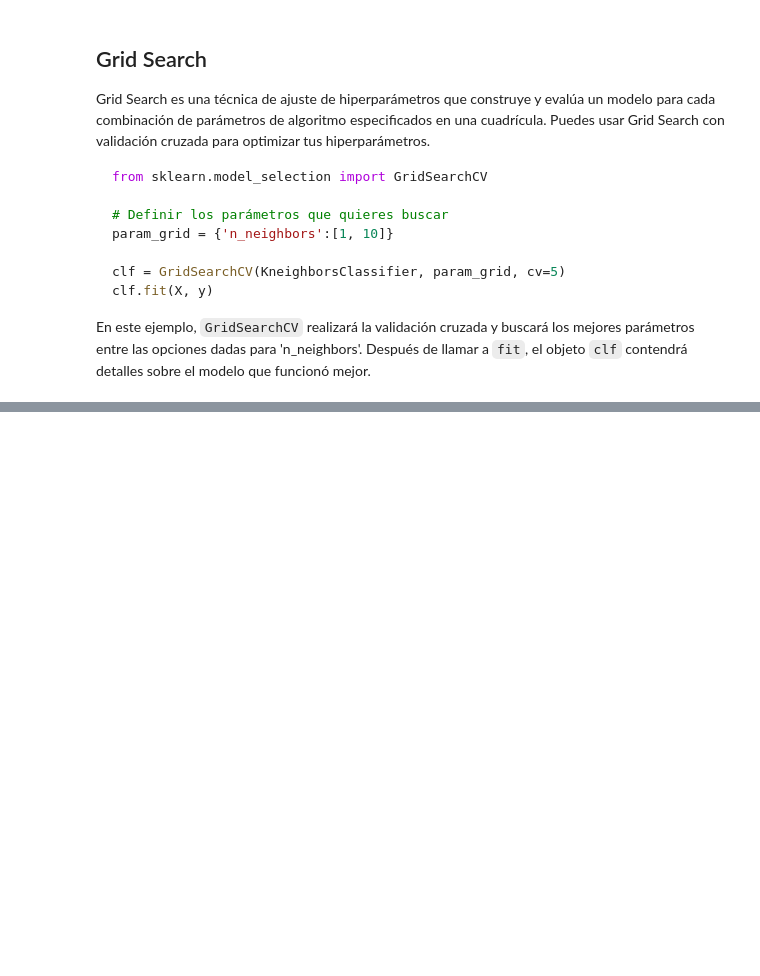
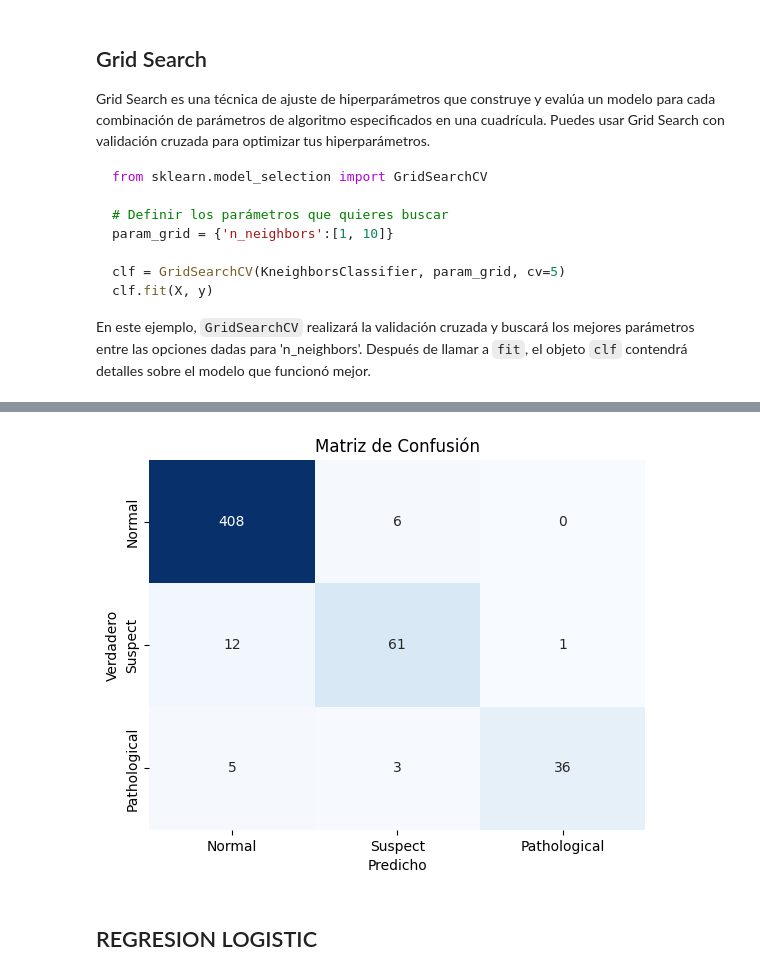
Before and after one commit to jeedorsa/Bootcamp-Data-Science, a Jupyter notebook: Clases/Classification/ClassificationModels.ipynb, the cells around one changed output, grey strips where cells are left out. Cells and saved outputs as stored; diff of their text form; code cells hidden in the pictures; blank space fills up the shorter version.

```diff
--- a/Clases/Classification/ClassificationModels.ipynb
+++ b/Clases/Classification/ClassificationModels.ipynb
@@ -1230,0 +1567,12 @@ En este ejemplo, `GridSearchCV` realizará la validación cruzada y buscará los
+# %%
+from sklearn.ensemble import RandomForestClassifier
+
+param_grid = {
+    'n_estimators': [10, 50, 100, 200, 500],
+    'max_depth': [10, 20, 30,],
+    'min_samples_split': [2, 5, 10],
+    'min_samples_leaf': [1, 2, 4]
+}
+
+grid = GridSearchCV(RandomForestClassifier(), param_grid, refit=True, verbose=2,cv=3)
+grid.fit(X_train_processed, y_train)
@@ -1230,0 +1603,3 @@ En este ejemplo, `GridSearchCV` realizará la validación cruzada y buscará los
+# %%
+best_params=grid.best_params_
+print(best_params)
@@ -1230,0 +1608,5 @@ En este ejemplo, `GridSearchCV` realizará la validación cruzada y buscará los
+# %%
+rf=RandomForestClassifier(**best_params)
+rf.fit(X_train_processed,y_train)
+y_pred=rf.predict(X_test_processed)
+print(classification_report(y_test,y_pred))
@@ -1230,0 +1623,18 @@ En este ejemplo, `GridSearchCV` realizará la validación cruzada y buscará los
+# %%
+cm = confusion_matrix(y_test, y_pred)
+
+fig, ax = plt.subplots()
+
+sns.heatmap(cm, annot=True, fmt='d', ax=ax, cmap="Blues", cbar=False)
+
+ax.set_xlabel('Predicho')
+ax.set_ylabel('Verdadero')
+ax.set_title('Matriz de Confusión')
+ax.xaxis.set_ticklabels(['Normal', 'Suspect','Pathological'])
+ax.yaxis.set_ticklabels(['Normal', 'Suspect','Pathological'])
+
+plt.show()
+# %% [output]
+[figure, added]
+# %% [markdown]
+## REGRESION LOGISTIC
```
Also changed, not shown: parts of 24 cells of this notebook.
